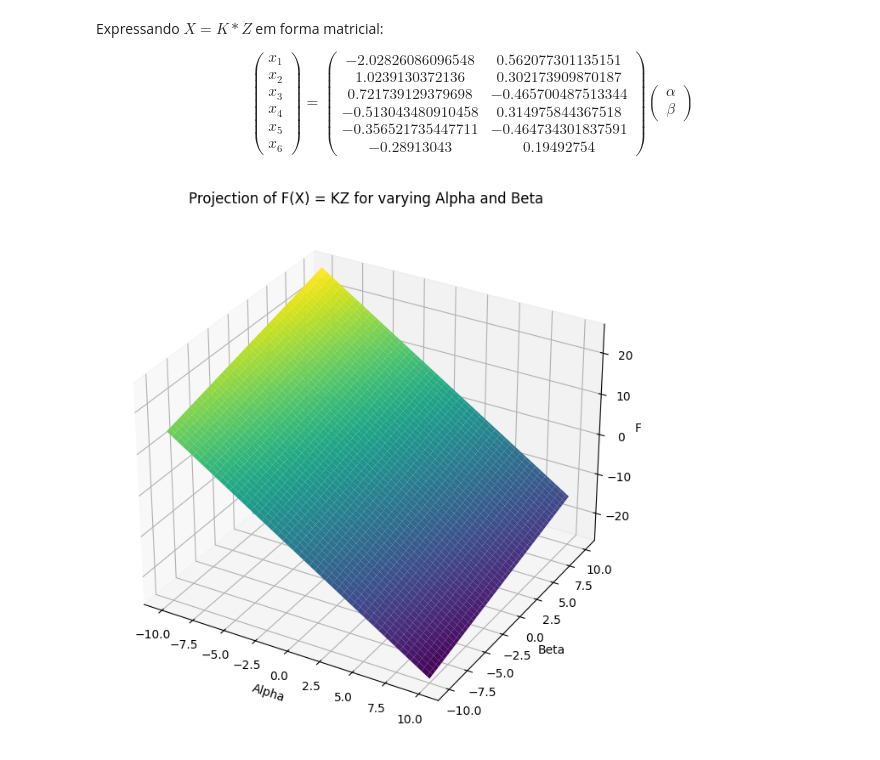
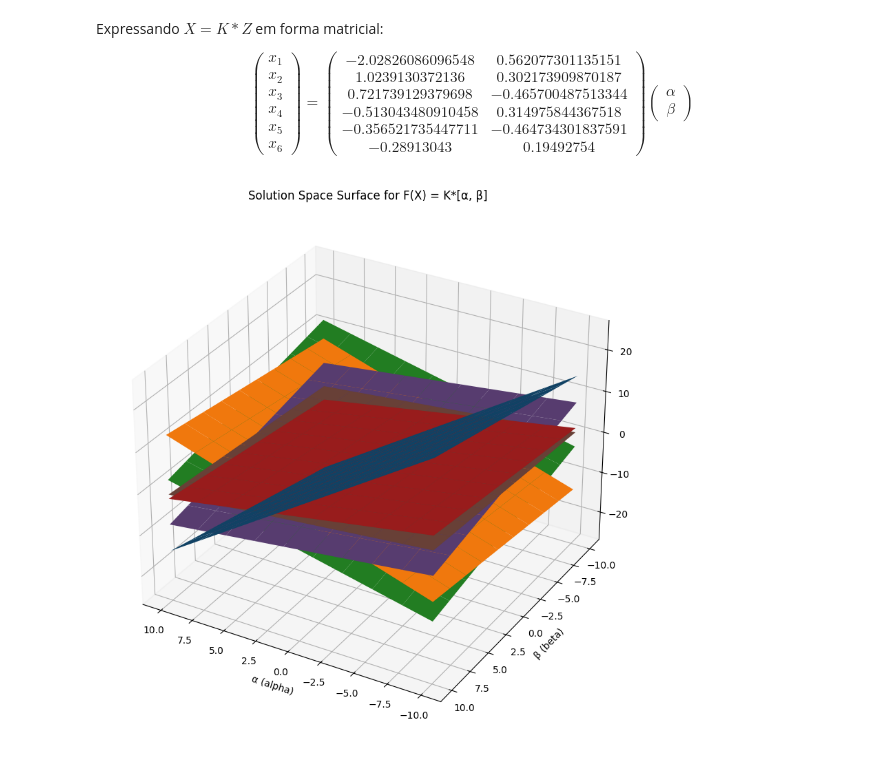
Before and after one commit to davibelo/EQE703_trabalho_1, a Jupyter notebook: respostas.ipynb, the cells around one changed output. Drawn from its saved outputs; the diff is of its cells as text; code cells hidden in the pictures.

Commit message:
right?

```diff
--- a/respostas.ipynb
+++ b/respostas.ipynb
@@ -502,10 +502,10 @@ equation6 = sp.Eq(x6 + 0.28913043*alpha, 0.19492754*beta)
 equations = [equation1, equation2, equation3, equation4, equation5, equation6]
 
 # Solve the system of equations
-solutions = sp.solve(equations, (x1, x2, x3, x4, x5, x6))
+result_system = sp.solve(equations, (x1, x2, x3, x4, x5, x6))
 
 # Display the solutions
-solutions
+result_system
 # %% [output]
 {x1: -2.02826086096548*alpha + 0.562077301135151*beta,
  x2: 1.0239130372136*alpha + 0.302173909870187*beta,
@@ -515,10 +515,13 @@ solutions
  x6: -0.28913043*alpha + 0.19492754*beta}
 # %%
 # Extracting the coefficients and constructing the matrix K
-K = sp.Matrix([[equation.coeff(alpha), equation.coeff(beta)] for equation in solutions.values()])
+K = sp.Matrix([[equation.coeff(alpha), equation.coeff(beta)] for equation in result_system.values()])
 
 # Displaying the matrix K
 print('K = ')
 K
+
+# Converting K to numpy array
+K = np.array(K.evalf(), dtype=np.float64)
 # %% [output]
 K =
@@ -549,34 +551,34 @@ x_6
 \beta
 \end{pmatrix}
 $$
-# %%
-# Convertendo a matriz K para um array NumPy
-K_np = np.array(K.evalf(), dtype=np.float64)
-
-# Gerando valores de alfa e beta de -10 a 10
-alpha_values = np.linspace(-10, 10, 100)
-beta_values = np.linspace(-10, 10, 100)
-
-# Criando uma grade de valores de alfa e beta
-alpha, beta = np.meshgrid(alpha_values, beta_values)
-
-# Calculando X para cada combinação de alfa e beta
-Z = np.array([alpha.ravel(), beta.ravel()])
-X = K_np @ Z
-
-# Selecionando uma das componentes de X para visualização
-F_X = X[0].reshape(alpha.shape)  # Escolhendo a primeira componente
-
-# Plotando a superfície 3D
-fig = plt.figure(figsize=(12, 8))
-ax = fig.add_subplot(111, projection='3d')
-ax.plot_surface(alpha, beta, F_X, cmap='viridis')
-
-ax.set_xlabel('Alpha')
-ax.set_ylabel('Beta')
-ax.set_zlabel('F(X)')
-ax.set_title('Projection of F(X) = KZ for varying Alpha and Beta')
-
-plt.show()
-# %% [output]
-[figure, removed]
+# %%
+# Defining the function F(X) = K*Z
+def F(Z):
+    return np.dot(K, Z)
+
+# Creating a grid of points for alpha and beta
+alpha = np.linspace(-10, 10, 10)
+beta = np.linspace(-10, 10, 10)
+Alpha, Beta = np.meshgrid(alpha, beta)
+
+# Calculating the solutions for each point in the grid
+solutions = np.array([F([Alpha[i, j], Beta[i, j]]) for i in range(Alpha.shape[0]) for j in range(Alpha.shape[1])])
+solutions = solutions.reshape(Alpha.shape + (K.shape[0],))
+
+# Plotting the surface of the solutions with alpha and beta
+fig = plt.figure(figsize=(10, 10))
+ax = fig.add_subplot(111, projection='3d')
+
+# Iterating over each row of the K matrix to create a surface
+for i in range(K.shape[0]):
+    ax.plot_surface(Alpha, Beta, solutions[:, :, i], alpha=1)
+
+ax.view_init(elev=30, azim=120)  # Adjust azimuth to move plot left/right
+ax.set_xlabel('α (alpha)')
+ax.set_ylabel('β (beta)')
+# ax.set_zlabel('F(X)')
+
+plt.title('Solution Space Surface for F(X) = K*[α, β]')
+plt.show()
+# %% [output]
+[figure, added]
```
Also changed, not shown: parts of 6 cells of this notebook.
